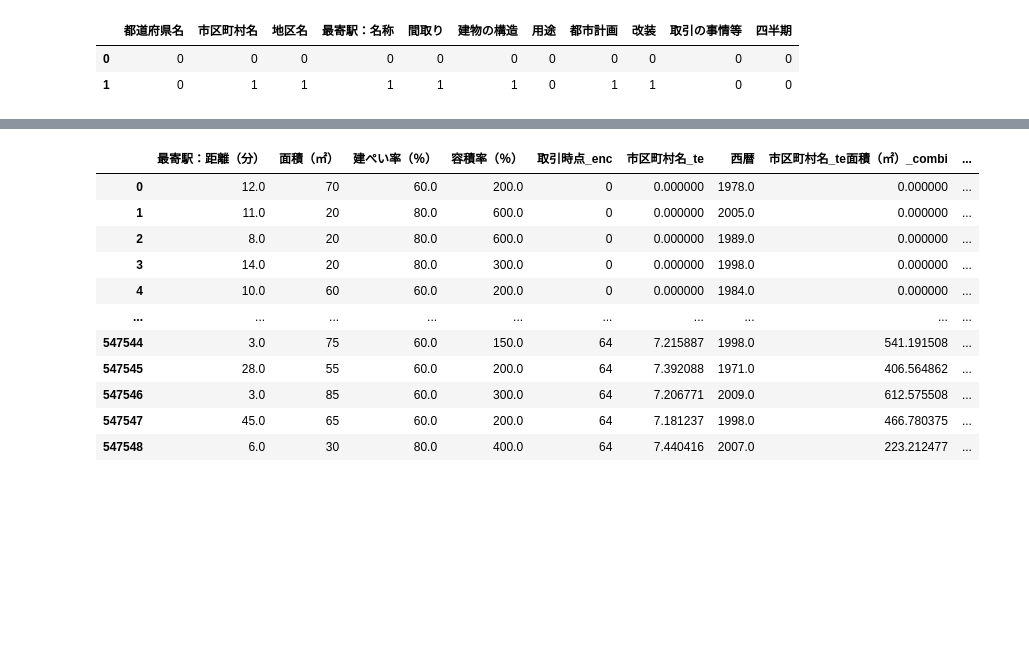
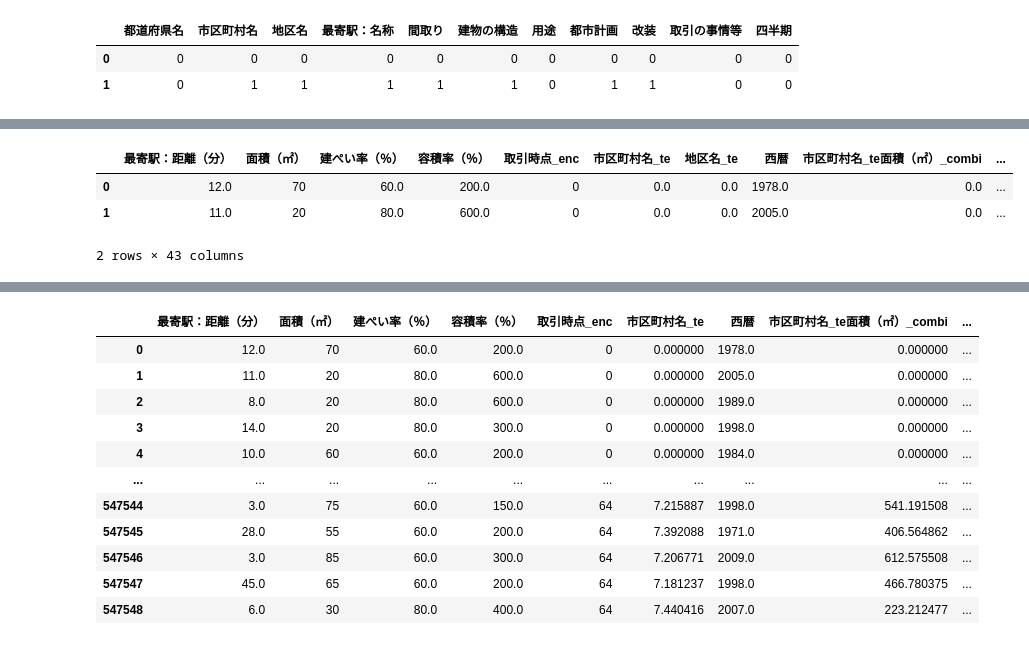
Before and after one commit to KotaroOsako/-, a Jupyter notebook: 20220522-Copy1.ipynb, the cells around one changed output, grey strips where cells are left out. Drawn from its saved outputs; the diff is of its cells as text; code cells hidden in the pictures; blank space fills up the shorter version.

```diff
--- a/20220522-Copy1.ipynb
+++ b/20220522-Copy1.ipynb
@@ -414,0 +420,14 @@ X_test
+# %%
+encoder = Pipeline(
+    [
+        SelectNumerical(),
+    ]
+)
+
+num_comb_df = encoder.fit_transform(df_dummy)
+num_comb_df.head(2)
+# %% [output]
+|  | 最寄駅：距離（分） | 面積（㎡） | 建ぺい率（％） | 容積率（％） | 取引時点_enc | 市区町村名_te | 地区名_te | 西暦 | 市区町村名_te面積（㎡）_combi | ... |
+| 0 | 12.0 | 70 | 60.0 | 200.0 | 0 | 0.0 | 0.0 | 1978.0 | 0.0 | ... |
+| 1 | 11.0 | 20 | 80.0 | 600.0 | 0 | 0.0 | 0.0 | 2005.0 | 0.0 | ... |
+2 rows × 43 columns
```
Also changed, not shown: parts of 22 cells of this notebook.
